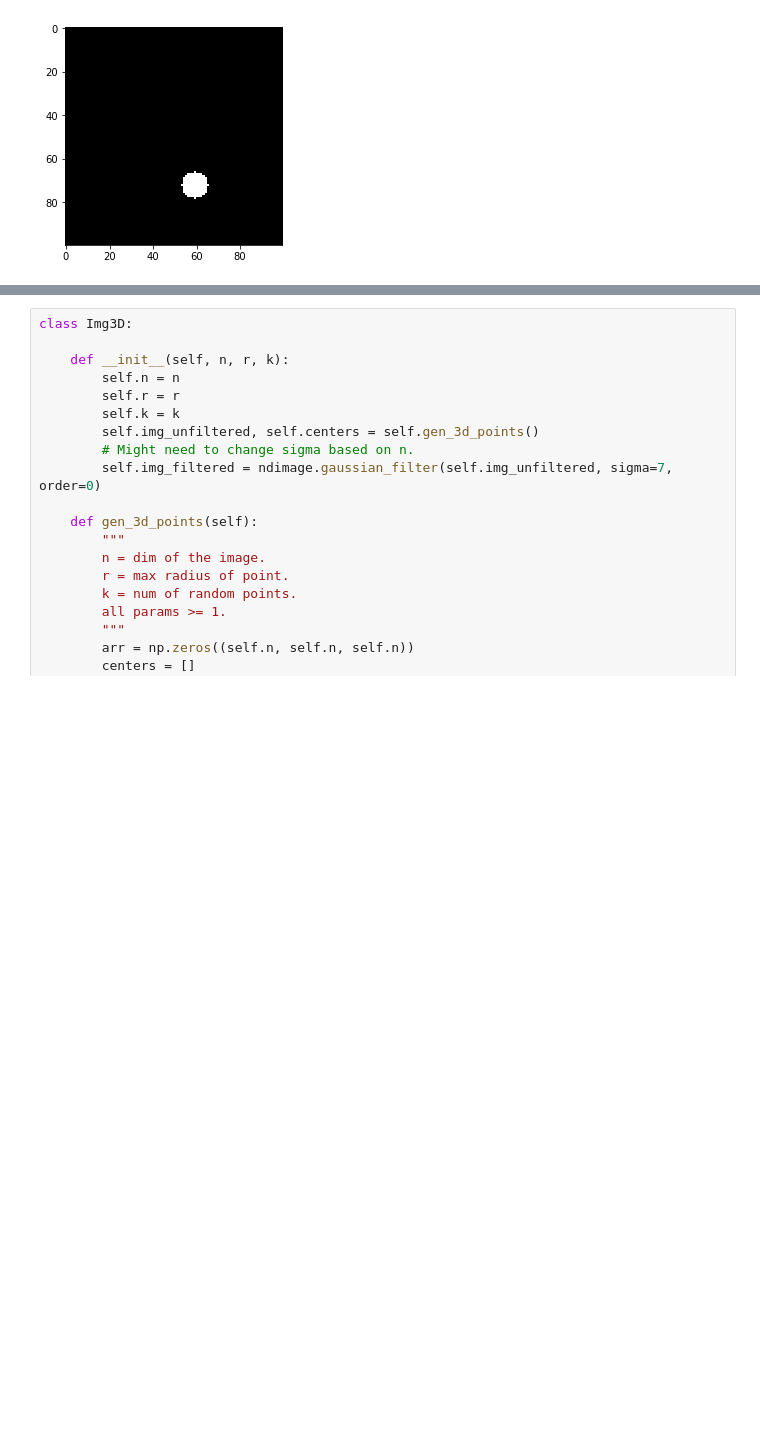
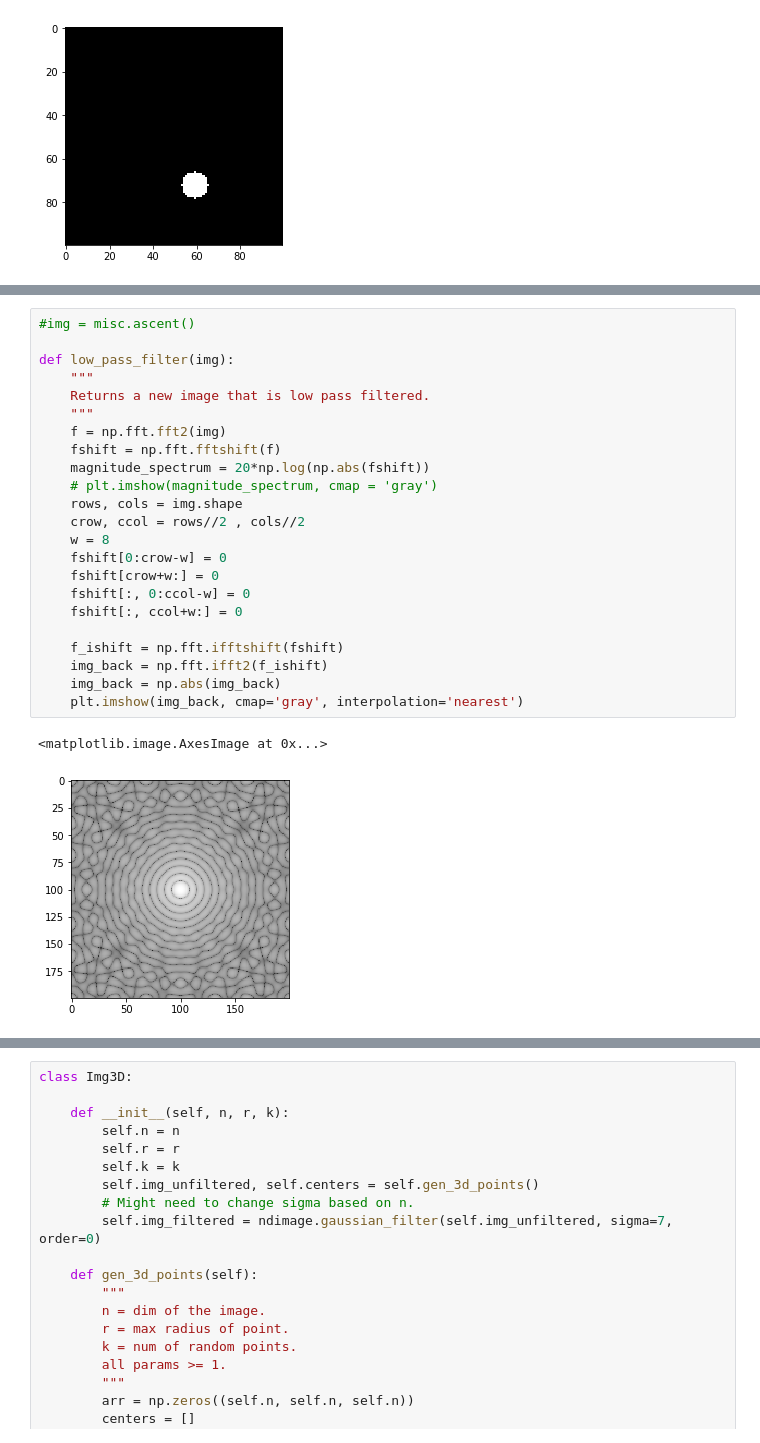
Before and after one commit to ellinzhao/diffuser-dataset, a Jupyter notebook: new_data.ipynb, the cells around one changed output, grey strips where cells are left out. Saved outputs shown, nothing was run; the diff lists cells and outputs as text; blank space fills up the shorter version.

```diff
--- a/new_data.ipynb
+++ b/new_data.ipynb
@@ -87,0 +90,26 @@ plt.imshow(np.real(fftpack.fftshift(fft_d)), cmap='gray', interpolation='nearest
+# %%
+#img = misc.ascent()
+
+def low_pass_filter(img):
+    """
+    Returns a new image that is low pass filtered.
+    """
+    f = np.fft.fft2(img)
+    fshift = np.fft.fftshift(f)
+    magnitude_spectrum = 20*np.log(np.abs(fshift))
+    # plt.imshow(magnitude_spectrum, cmap = 'gray')
+    rows, cols = img.shape
+    crow, ccol = rows//2 , cols//2
+    w = 8
+    fshift[0:crow-w] = 0
+    fshift[crow+w:] = 0
+    fshift[:, 0:ccol-w] = 0
+    fshift[:, ccol+w:] = 0
+
+    f_ishift = np.fft.ifftshift(fshift)
+    img_back = np.fft.ifft2(f_ishift)
+    img_back = np.abs(img_back)
+    plt.imshow(img_back, cmap='gray', interpolation='nearest')
+# %% [output]
+<matplotlib.image.AxesImage at 0x...>
+[figure, added]
```
Also changed, not shown: parts of 6 cells of this notebook, 1 other file.
